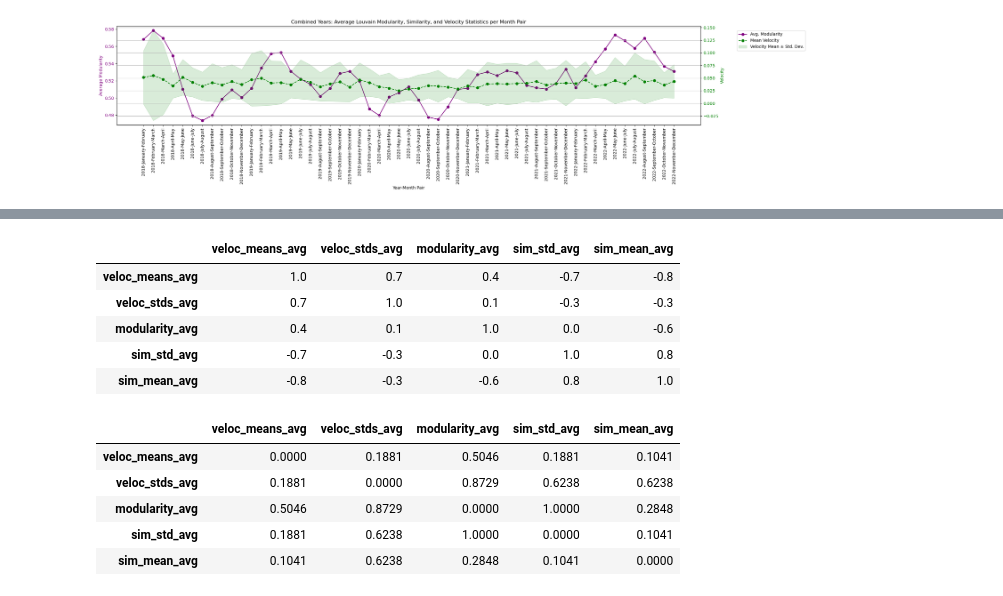
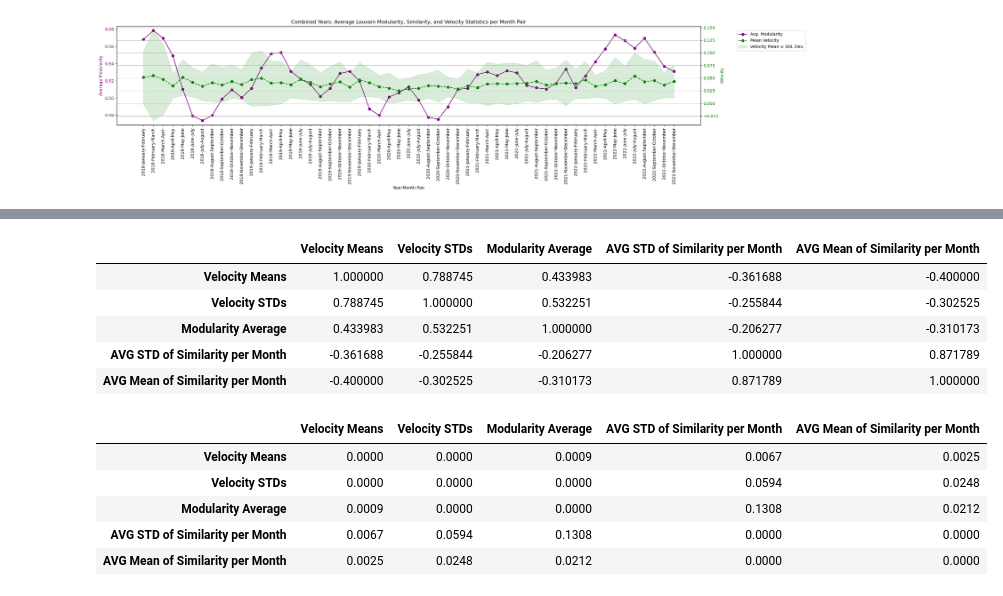
Before and after one commit to JurajkoDS/Intedisciplinary-Project--Newspapers-Similarity---SS25--CSH-Vienna, a Jupyter notebook: load_data.ipynb, the cells around one changed output, grey strips where cells are left out. Saved outputs shown, nothing was run; the diff lists cells and outputs as text; code cells hidden in the pictures.

```diff
--- a/load_data.ipynb
+++ b/load_data.ipynb
@@ -399,18 +370,8 @@ pval_df = pd.DataFrame(np.round(pvals, 4), index=columns, columns=columns)
-# %%
-corr_df.head()
-# %% [output]
-|  | veloc_means_avg | veloc_stds_avg | modularity_avg | sim_std_avg | sim_mean_avg |
-| veloc_means_avg | 1.0 | 0.7 | 0.4 | -0.7 | -0.8 |
-| veloc_stds_avg | 0.7 | 1.0 | 0.1 | -0.3 | -0.3 |
-| modularity_avg | 0.4 | 0.1 | 1.0 | 0.0 | -0.6 |
-| sim_std_avg | -0.7 | -0.3 | 0.0 | 1.0 | 0.8 |
-| sim_mean_avg | -0.8 | -0.3 | -0.6 | 0.8 | 1.0 |
-# %%
-pval_df.head()
-# %% [output]
-|  | veloc_means_avg | veloc_stds_avg | modularity_avg | sim_std_avg | sim_mean_avg |
-| veloc_means_avg | 0.0000 | 0.1881 | 0.5046 | 0.1881 | 0.1041 |
-| veloc_stds_avg | 0.1881 | 0.0000 | 0.8729 | 0.6238 | 0.6238 |
-| modularity_avg | 0.5046 | 0.8729 | 0.0000 | 1.0000 | 0.2848 |
-| sim_std_avg | 0.1881 | 0.6238 | 1.0000 | 0.0000 | 0.1041 |
-| sim_mean_avg | 0.1041 | 0.6238 | 0.2848 | 0.1041 | 0.0000 |
+# %%
+stats_df_copy_renamed = stats_df_copy.rename(columns={
+    'veloc_means_arr': 'Velocity Means',
+    'veloc_stds_arr': 'Velocity STDs',
+    'consecutive_modularity_averages': 'Modularity Average',
+    'sim_avg_std_per_month': 'AVG STD of Similarity per Month',
+    'sim_avg_mean_per_month': 'AVG Mean of Similarity per Month'
+})
@@ -416,0 +412,16 @@ pval_df.head()
+# %%
+display(spearman_corr_df)
+display(spearman_pval_df)
+# %% [output]
+|  | Velocity Means | Velocity STDs | Modularity Average | AVG STD of Similarity per Month | AVG Mean of Similarity per Month |
+| Velocity Means | 1.000000 | 0.788745 | 0.433983 | -0.361688 | -0.400000 |
+| Velocity STDs | 0.788745 | 1.000000 | 0.532251 | -0.255844 | -0.302525 |
+| Modularity Average | 0.433983 | 0.532251 | 1.000000 | -0.206277 | -0.310173 |
+| AVG STD of Similarity per Month | -0.361688 | -0.255844 | -0.206277 | 1.000000 | 0.871789 |
+| AVG Mean of Similarity per Month | -0.400000 | -0.302525 | -0.310173 | 0.871789 | 1.000000 |
+|  | Velocity Means | Velocity STDs | Modularity Average | AVG STD of Similarity per Month | AVG Mean of Similarity per Month |
+| Velocity Means | 0.0000 | 0.0000 | 0.0009 | 0.0067 | 0.0025 |
+| Velocity STDs | 0.0000 | 0.0000 | 0.0000 | 0.0594 | 0.0248 |
+| Modularity Average | 0.0009 | 0.0000 | 0.0000 | 0.1308 | 0.0212 |
+| AVG STD of Similarity per Month | 0.0067 | 0.0594 | 0.1308 | 0.0000 | 0.0000 |
+| AVG Mean of Similarity per Month | 0.0025 | 0.0248 | 0.0212 | 0.0000 | 0.0000 |
```
Also changed, not shown: parts of 8 cells of this notebook, 1 other file.
